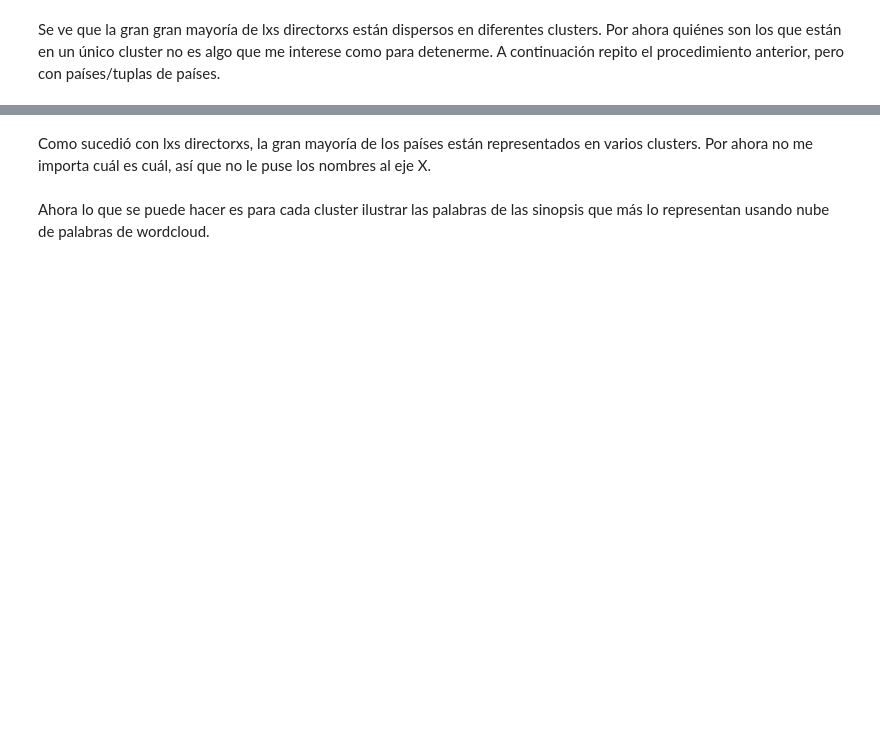
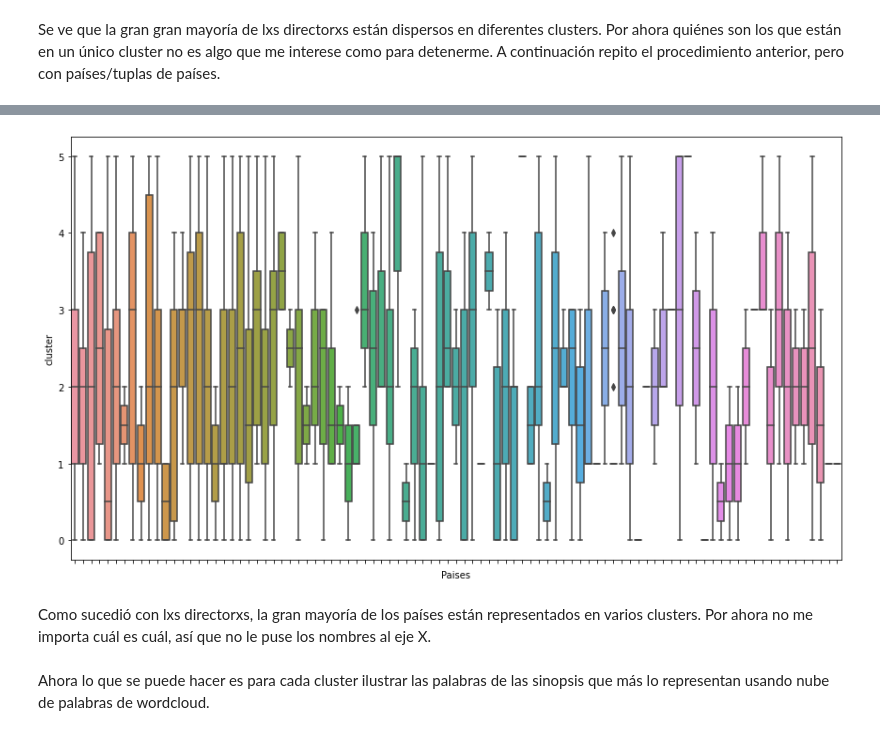
Before and after one commit to lutzeric/text_mining_intertextualidad, a Jupyter notebook: intertexualidad_bafici.ipynb, the cells around one changed output, grey strips where cells are left out. Drawn from its saved outputs; the diff is of its cells as text; code cells hidden in the pictures; blank space fills up the shorter version.

```diff
--- a/intertexualidad_bafici.ipynb
+++ b/intertexualidad_bafici.ipynb
@@ -375,5 +423,6 @@ fig, ax = plt.subplots(figsize=(14.7, 8.27))
 d_plot = sns.boxplot(ax=ax, x='Paises', y='cluster', data=paises_rep)
 d_plot.set(xticklabels=[])
 
-plt.savefig("box_paises.png")
-files.download("box_paises.png")
+# plt.savefig("box_paises.png")
+# files.download("box_paises.png")
+# %% [output]
@@ -380,3 +431,4 @@ files.download("box_paises.png")
+[figure, added]
 # %% [markdown]
 Como sucedió con lxs directorxs, la gran mayoría de los países están representados en varios clusters. Por ahora no me importa cuál es cuál, así que no le puse los nombres al eje X.
 # %% [markdown]
```
Also changed, not shown: parts of 23 cells of this notebook.
